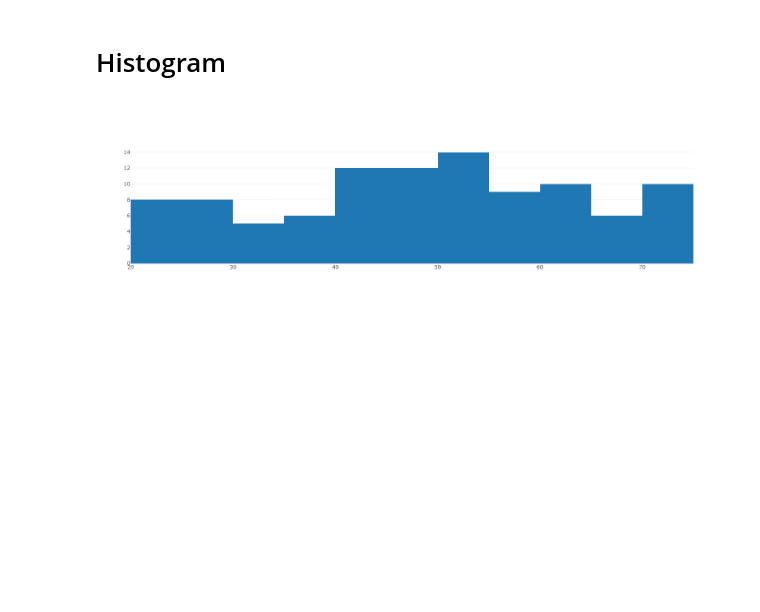
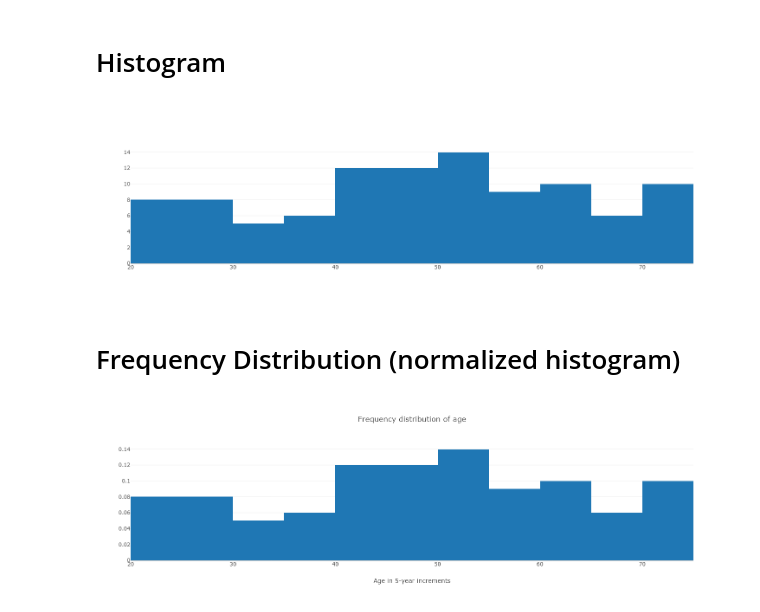
Before and after one commit to cesell/Data_Science_Reference, a Jupyter notebook: dsref/notebooks/demo_datavis_plotly.ipynb, the cells around one changed output. Cells and saved outputs as stored; diff of their text form; code cells hidden in the pictures; blank space fills up the shorter version.

```diff
--- a/dsref/notebooks/demo_datavis_plotly.ipynb
+++ b/dsref/notebooks/demo_datavis_plotly.ipynb
@@ -177,3 +177,15 @@ data = [trace]
 py.iplot({"data":data})
 # %% [output]
 [figure]
+# %% [markdown]
+# Frequency Distribution (normalized histogram)
+# %%
+trace = go.Histogram(x=age, histnorm="probability")
+data = [trace]
+layout = {
+    "title":"Frequency distribution of age",
+    "xaxis":{"title":"Age in 5-year increments"}
+         }
+py.iplot({"data":data, "layout":layout})
+# %% [output]
+[figure, added]
```
